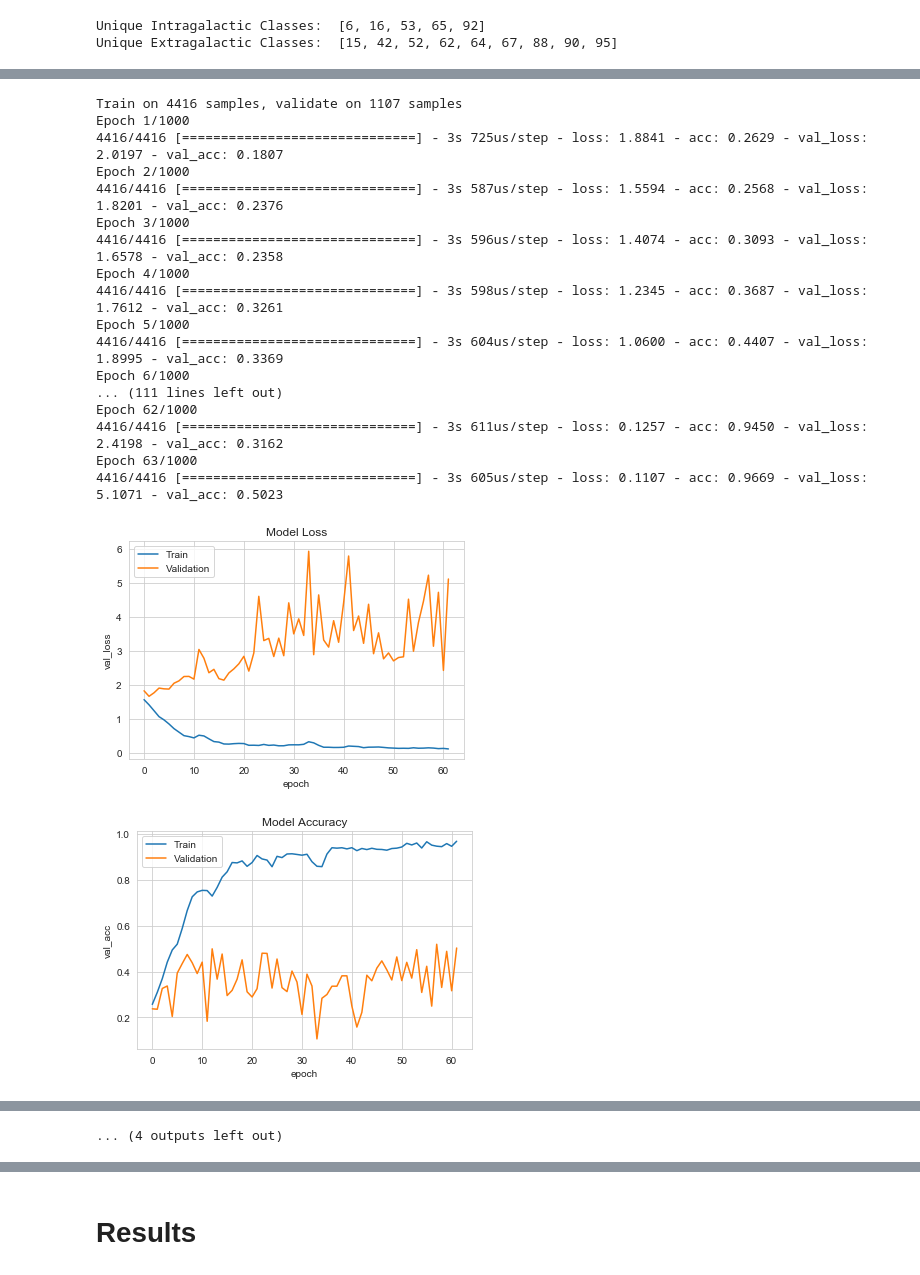
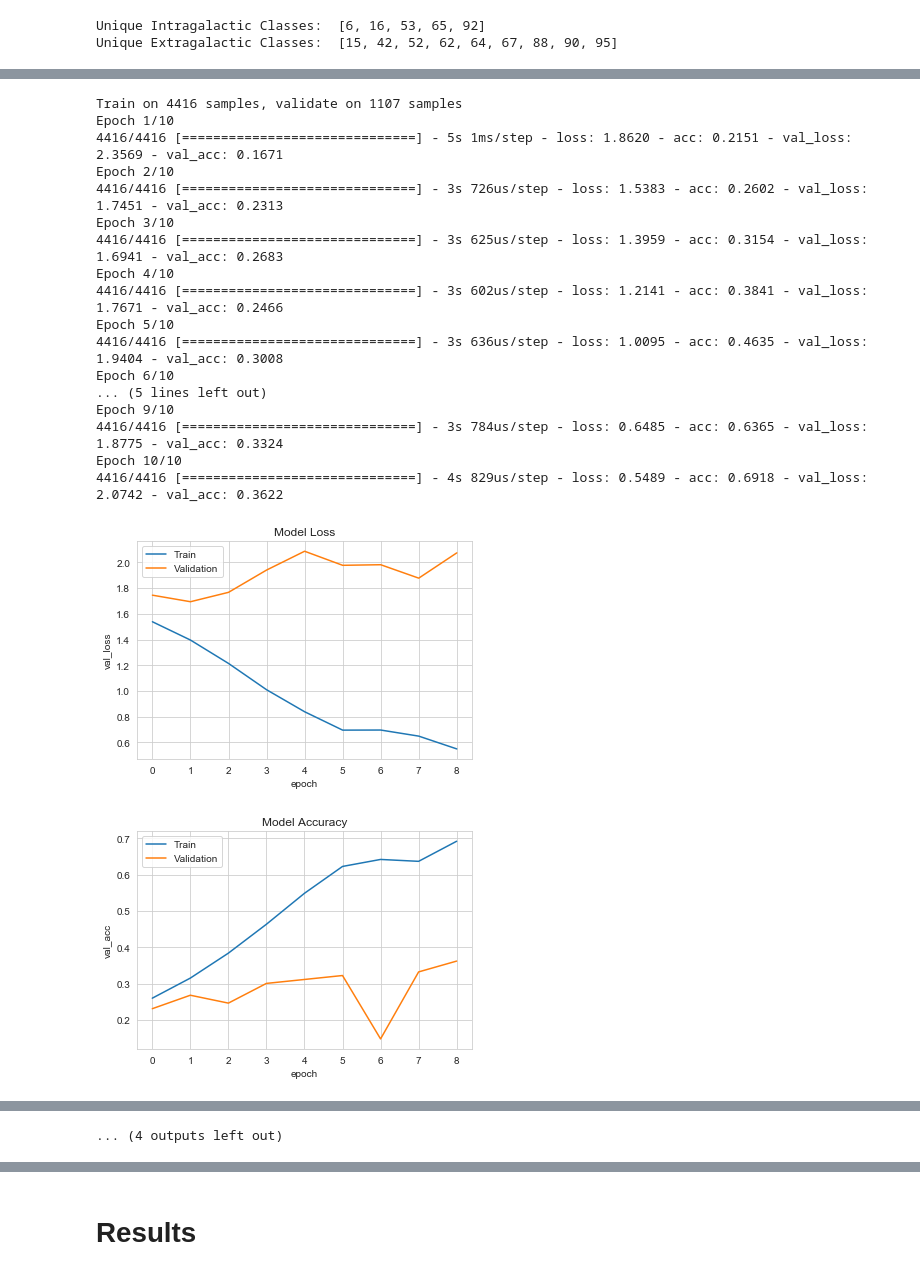
Before and after one commit to danielbank/PLAsTiCC, a Jupyter notebook: report/report.ipynb, the cells around one changed output, grey strips where cells are left out. Saved outputs shown, nothing was run; the diff lists cells and outputs as text; code cells hidden in the pictures.

```diff
--- a/report/report.ipynb
+++ b/report/report.ipynb
@@ -492,7 +498,7 @@ def mywloss(y_true,y_pred):
 # %%
 # Train the Extragalactic CNN Model
 
-epochs = 1000
+epochs = 10
 y_extragal_count = Counter(target_extragal_map)
 wtable = np.zeros((len(classes_extragal),))
 for i in range(len(classes_extragal)):
@@ -509,50 +515,50 @@ model_extragal_file = "model_extragal.weights"
 
 for fold_, (trn_, val_) in enumerate(folds.split(y_extragal_map, y_extragal_map)):
     checkPoint = ModelCheckpoint(model_extragal_file, monitor='val_loss',mode = 'min', save_best_only=True, verbose=0)
 
     x_extragal_train, y_extragal_train = X_extragal_train[trn_], Y_extragal[trn_]
     x_extragal_valid, y_extragal_valid = X_extragal_train[val_], Y_extragal[val_]
 
     model_extragal = build_model(X_extragal_train, classes_extragal)
     optimizer = Adam(lr=0.001, beta_1=0.9, beta_2=0.999)
     stopping = EarlyStopping(monitor='val_loss', patience=60, verbose=0, mode='auto')
 
     model_extragal.compile(loss=mywloss, optimizer=optimizer, metrics=['accuracy'])
     history_extragal = model_extragal.fit(
         x_extragal_train, y_extragal_train,
         validation_data=[x_extragal_valid, y_extragal_valid],
         epochs=epochs,
         batch_size=batch_size,
         shuffle=False,verbose=1,callbacks=[checkPoint, stopping])
     plot_loss_acc(history_extragal)
 
     print('Loading Best Model')
     model_extragal.load_weights(model_extragal_file)
     # Get predicted probabilities for each class
     oof_extragal_preds[val_, :] = model_extragal.predict(x_extragal_valid, batch_size=batch_size)
     clfs_extragal.append(model_extragal)
 
 elapsed_time = time.time() - start
 print("elapsed_time:", elapsed_time)
 # %% [output]
 Train on 4416 samples, validate on 1107 samples
-Epoch 1/1000
-4416/4416 [==============================] - 3s 725us/step - loss: 1.8841 - acc: 0.2629 - val_loss: 2.0197 - val_acc: 0.1807
-Epoch 2/1000
-4416/4416 [==============================] - 3s 587us/step - loss: 1.5594 - acc: 0.2568 - val_loss: 1.8201 - val_acc: 0.2376
-Epoch 3/1000
-4416/4416 [==============================] - 3s 596us/step - loss: 1.4074 - acc: 0.3093 - val_loss: 1.6578 - val_acc: 0.2358
-Epoch 4/1000
-4416/4416 [==============================] - 3s 598us/step - loss: 1.2345 - acc: 0.3687 - val_loss: 1.7612 - val_acc: 0.3261
-Epoch 5/1000
-4416/4416 [==============================] - 3s 604us/step - loss: 1.0600 - acc: 0.4407 - val_loss: 1.8995 - val_acc: 0.3369
-Epoch 6/1000
-... (111 lines left out)
-Epoch 62/1000
-4416/4416 [==============================] - 3s 611us/step - loss: 0.1257 - acc: 0.9450 - val_loss: 2.4198 - val_acc: 0.3162
-Epoch 63/1000
-4416/4416 [==============================] - 3s 605us/step - loss: 0.1107 - acc: 0.9669 - val_loss: 5.1071 - val_acc: 0.5023
+Epoch 1/10
+4416/4416 [==============================] - 5s 1ms/step - loss: 1.8620 - acc: 0.2151 - val_loss: 2.3569 - val_acc: 0.1671
+Epoch 2/10
+4416/4416 [==============================] - 3s 726us/step - loss: 1.5383 - acc: 0.2602 - val_loss: 1.7451 - val_acc: 0.2313
+Epoch 3/10
+4416/4416 [==============================] - 3s 625us/step - loss: 1.3959 - acc: 0.3154 - val_loss: 1.6941 - val_acc: 0.2683
+Epoch 4/10
+4416/4416 [==============================] - 3s 602us/step - loss: 1.2141 - acc: 0.3841 - val_loss: 1.7671 - val_acc: 0.2466
+Epoch 5/10
+4416/4416 [==============================] - 3s 636us/step - loss: 1.0095 - acc: 0.4635 - val_loss: 1.9404 - val_acc: 0.3008
+Epoch 6/10
+... (5 lines left out)
+Epoch 9/10
+4416/4416 [==============================] - 3s 784us/step - loss: 0.6485 - acc: 0.6365 - val_loss: 1.8775 - val_acc: 0.3324
+Epoch 10/10
+4416/4416 [==============================] - 4s 829us/step - loss: 0.5489 - acc: 0.6918 - val_loss: 2.0742 - val_acc: 0.3622
-[figure, old version]
+[figure, new version]
-[figure, old version]
+[figure, new version]
 Loading Best Model
 Train on 4416 samples, validate on 1107 samples
```
Also changed, not shown: parts of 7 cells of this notebook.
